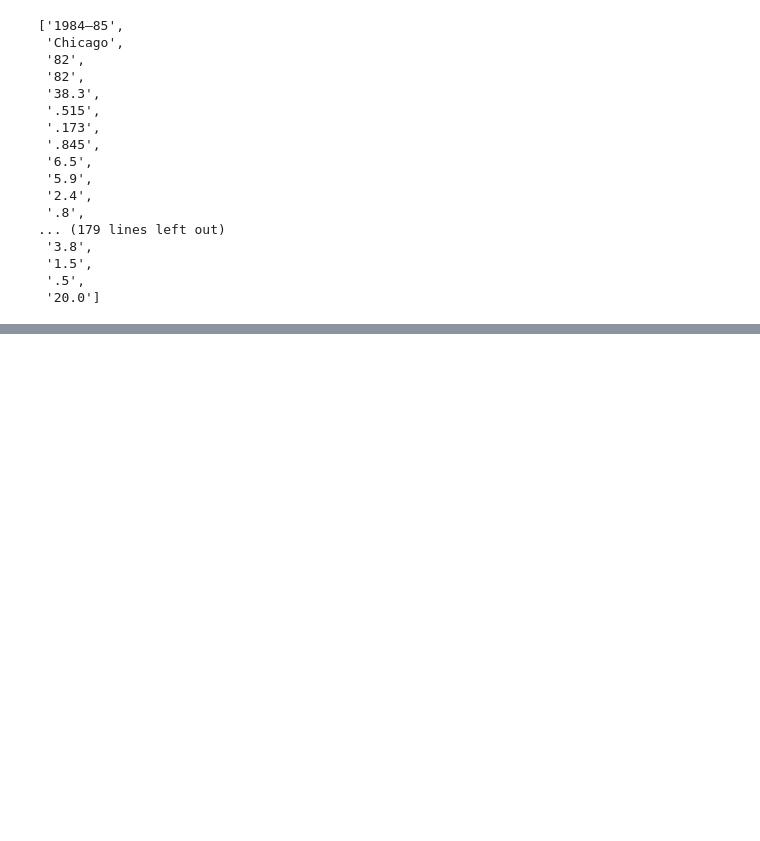
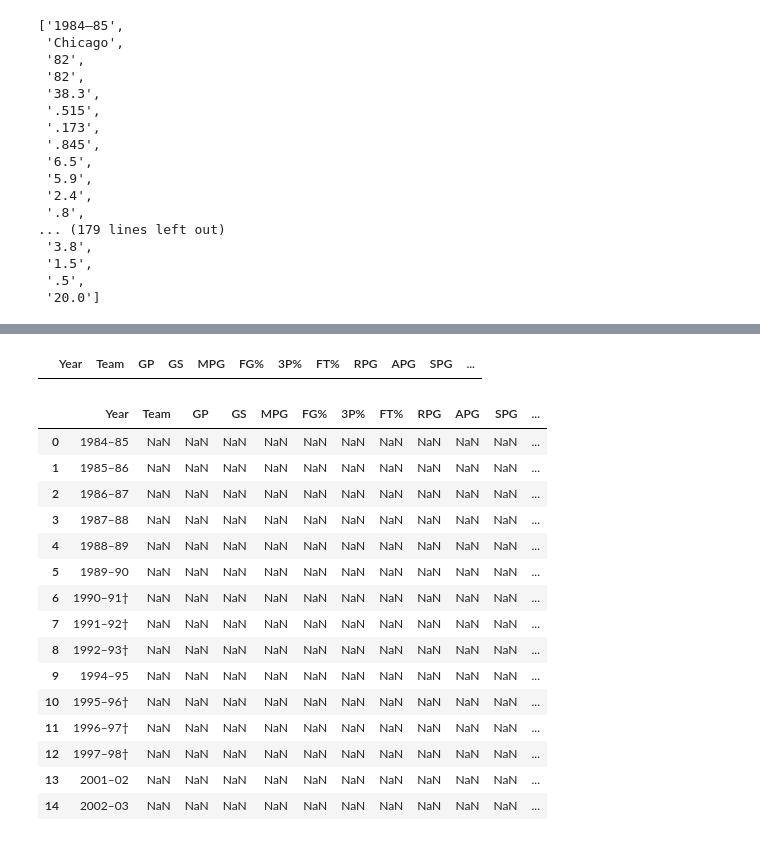
Before and after one commit to ctd1077/Wiki-NBA-Stat-Scraper, a Jupyter notebook: Wiki NBA Stat Scraper.ipynb, the cells around one changed output, grey strips where cells are left out. Cells and saved outputs as stored; diff of their text form; code cells hidden in the pictures; blank space fills up the shorter version.

```diff
--- a/Wiki NBA Stat Scraper.ipynb
+++ b/Wiki NBA Stat Scraper.ipynb
@@ -169,0 +216,6 @@ result
+# %%
+sTeam = []
+# %%
+for x in result:
+    if x[0] == 'Team':
+        sTeam.append(x[1])
@@ -169,0 +261,41 @@ result
+# %%
+df = pd.DataFrame(columns=['Year', 'Team', 'GP','GS','MPG','FG%','3P%','FT%','RPG','APG','SPG','BPG','PPG'])
+# %%
+df
+# %% [output]
+|  | Year | Team | GP | GS | MPG | FG% | 3P% | FT% | RPG | APG | SPG | ... |
+# %%
+for x in result:
+        if x[0] == 'Year':
+            df = df.append({'Year': x[1]}, ignore_index=True)
+        #df = df.append({'Team': x[1]}, ignore_index=True)
+        #df = df.append({'GP': x[1]}, ignore_index=True)
+        #df = df.append({'GS': x[1]}, ignore_index=True)
+        #df = df.append({'MPG': x[1]}, ignore_index=True)
+        #df = df.append({'FG%': x[1]}, ignore_index=True)
+        #df = df.append({'3P%': x[1]}, ignore_index=True)
+        #df = df.append({'FT%': x[1]}, ignore_index=True)
+        #df = df.append({'RPG': x[1]}, ignore_index=True)
+        #df = df.append({'APG': x[1]}, ignore_index=True)
+        #df = df.append({'SPG': x[1]}, ignore_index=True)
+        #df = df.append({'BPG': x[1]}, ignore_index=True)
+        #df = df.append({'PPG': x[1]}, ignore_index=True)
+# %%
+df
+# %% [output]
+|  | Year | Team | GP | GS | MPG | FG% | 3P% | FT% | RPG | APG | SPG | ... |
+| 0 | 1984–85 | NaN | NaN | NaN | NaN | NaN | NaN | NaN | NaN | NaN | NaN | ... |
+| 1 | 1985–86 | NaN | NaN | NaN | NaN | NaN | NaN | NaN | NaN | NaN | NaN | ... |
+| 2 | 1986–87 | NaN | NaN | NaN | NaN | NaN | NaN | NaN | NaN | NaN | NaN | ... |
+| 3 | 1987–88 | NaN | NaN | NaN | NaN | NaN | NaN | NaN | NaN | NaN | NaN | ... |
+| 4 | 1988–89 | NaN | NaN | NaN | NaN | NaN | NaN | NaN | NaN | NaN | NaN | ... |
+| 5 | 1989–90 | NaN | NaN | NaN | NaN | NaN | NaN | NaN | NaN | NaN | NaN | ... |
+| 6 | 1990–91† | NaN | NaN | NaN | NaN | NaN | NaN | NaN | NaN | NaN | NaN | ... |
+| 7 | 1991–92† | NaN | NaN | NaN | NaN | NaN | NaN | NaN | NaN | NaN | NaN | ... |
+| 8 | 1992–93† | NaN | NaN | NaN | NaN | NaN | NaN | NaN | NaN | NaN | NaN | ... |
+| 9 | 1994–95 | NaN | NaN | NaN | NaN | NaN | NaN | NaN | NaN | NaN | NaN | ... |
+| 10 | 1995–96† | NaN | NaN | NaN | NaN | NaN | NaN | NaN | NaN | NaN | NaN | ... |
+| 11 | 1996–97† | NaN | NaN | NaN | NaN | NaN | NaN | NaN | NaN | NaN | NaN | ... |
+| 12 | 1997–98† | NaN | NaN | NaN | NaN | NaN | NaN | NaN | NaN | NaN | NaN | ... |
+| 13 | 2001–02 | NaN | NaN | NaN | NaN | NaN | NaN | NaN | NaN | NaN | NaN | ... |
+| 14 | 2002–03 | NaN | NaN | NaN | NaN | NaN | NaN | NaN | NaN | NaN | NaN | ... |
```
Also changed, not shown: parts of 24 cells of this notebook.
